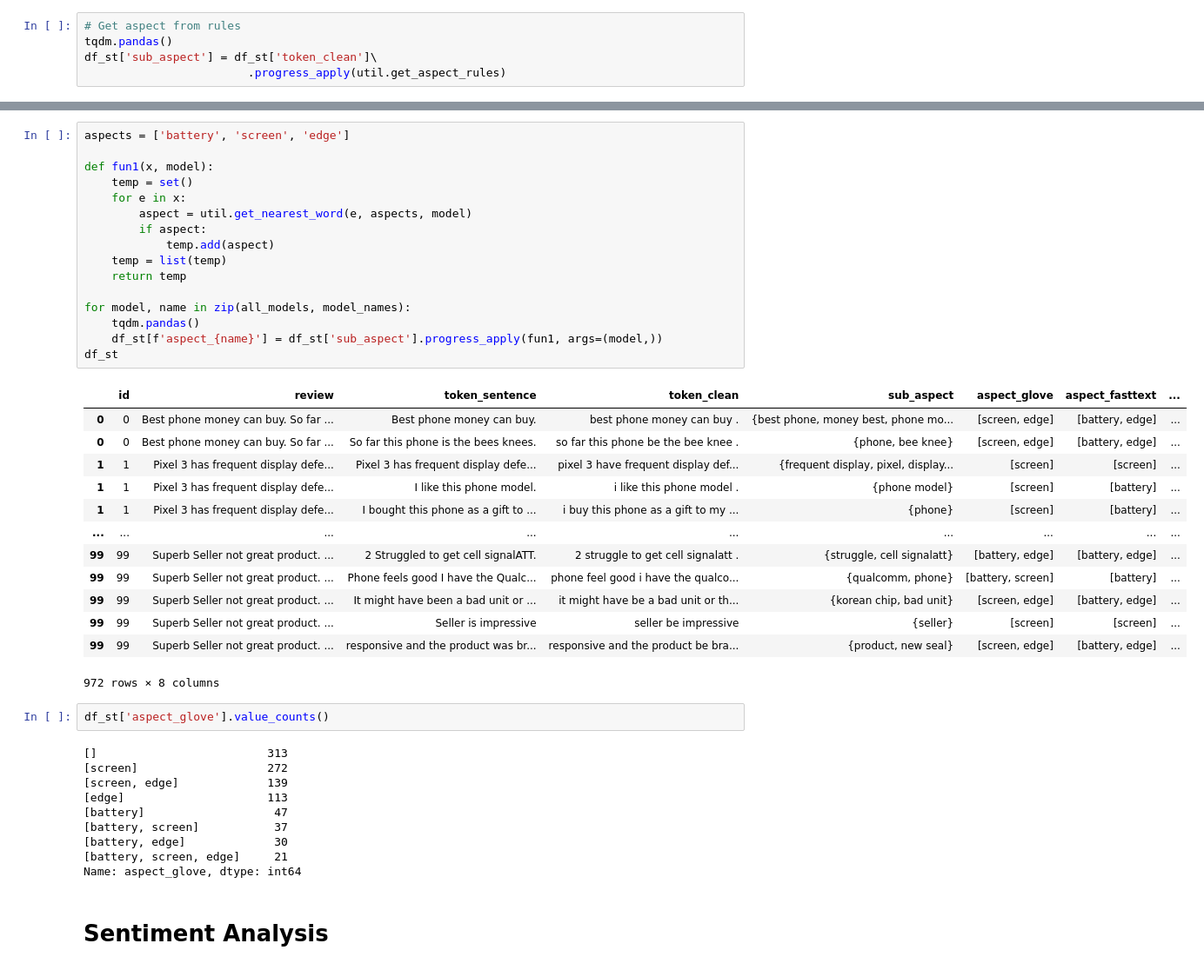
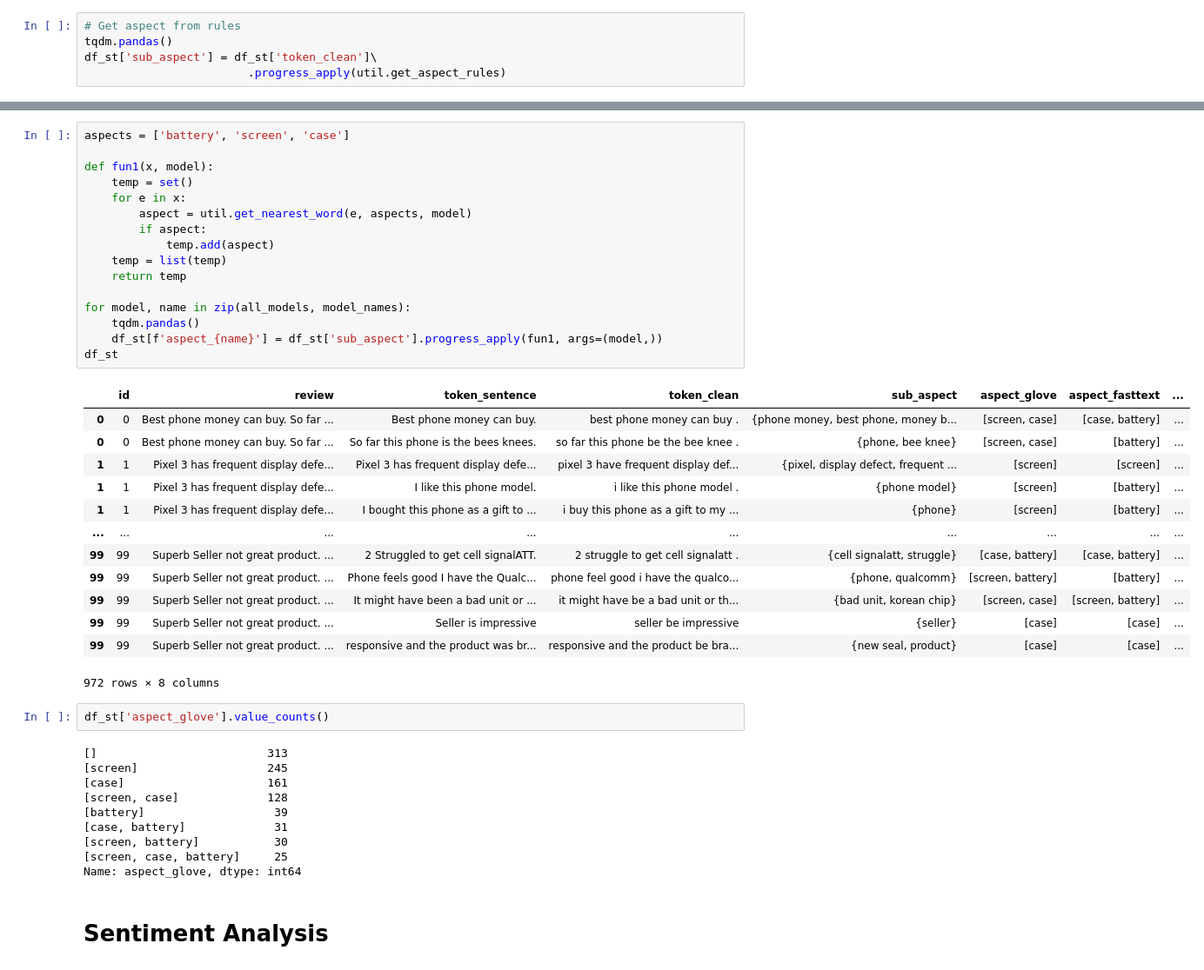
Before and after one commit to bahategar/aspect-based-sentiment-analysis-demo1, a Jupyter notebook: sample_phone.ipynb, the cells around one changed output, grey strips where cells are left out. Shown at 87% size. Saved outputs shown, nothing was run; the diff lists cells and outputs as text.

Commit message:
Experiment aspect analysis

```diff
--- a/sample_phone.ipynb
+++ b/sample_phone.ipynb
@@ -111,44 +113,44 @@ plt.show()
 # %%
-aspects = ['battery', 'screen', 'edge']
+aspects = ['battery', 'screen', 'case']
 
 def fun1(x, model):
     temp = set()
     for e in x:
         aspect = util.get_nearest_word(e, aspects, model)
         if aspect:
             temp.add(aspect)
     temp = list(temp)
     return temp
 
 for model, name in zip(all_models, model_names):
     tqdm.pandas()
     df_st[f'aspect_{name}'] = df_st['sub_aspect'].progress_apply(fun1, args=(model,))
 df_st
 # %% [output]
 |  | id | review | token_sentence | token_clean | sub_aspect | aspect_glove | aspect_fasttext | ... |
-| 0 | 0 | Best phone money can buy. So far ... | Best phone money can buy. | best phone money can buy . | {best phone, money best, phone mo... | [screen, edge] | [battery, edge] | ... |
-| 0 | 0 | Best phone money can buy. So far ... | So far this phone is the bees knees. | so far this phone be the bee knee . | {phone, bee knee} | [screen, edge] | [battery, edge] | ... |
-| 1 | 1 | Pixel 3 has frequent display defe... | Pixel 3 has frequent display defe... | pixel 3 have frequent display def... | {frequent display, pixel, display... | [screen] | [screen] | ... |
+| 0 | 0 | Best phone money can buy. So far ... | Best phone money can buy. | best phone money can buy . | {phone money, best phone, money b... | [screen, case] | [case, battery] | ... |
+| 0 | 0 | Best phone money can buy. So far ... | So far this phone is the bees knees. | so far this phone be the bee knee . | {phone, bee knee} | [screen, case] | [battery] | ... |
+| 1 | 1 | Pixel 3 has frequent display defe... | Pixel 3 has frequent display defe... | pixel 3 have frequent display def... | {pixel, display defect, frequent ... | [screen] | [screen] | ... |
 | 1 | 1 | Pixel 3 has frequent display defe... | I like this phone model. | i like this phone model . | {phone model} | [screen] | [battery] | ... |
 | 1 | 1 | Pixel 3 has frequent display defe... | I bought this phone as a gift to ... | i buy this phone as a gift to my ... | {phone} | [screen] | [battery] | ... |
 | ... | ... | ... | ... | ... | ... | ... | ... | ... |
-| 99 | 99 | Superb Seller not great product. ... | 2 Struggled to get cell signalATT. | 2 struggle to get cell signalatt . | {struggle, cell signalatt} | [battery, edge] | [battery, edge] | ... |
-| 99 | 99 | Superb Seller not great product. ... | Phone feels good I have the Qualc... | phone feel good i have the qualco... | {qualcomm, phone} | [battery, screen] | [battery] | ... |
-| 99 | 99 | Superb Seller not great product. ... | It might have been a bad unit or ... | it might have be a bad unit or th... | {korean chip, bad unit} | [screen, edge] | [battery, edge] | ... |
-| 99 | 99 | Superb Seller not great product. ... | Seller is impressive | seller be impressive | {seller} | [screen] | [screen] | ... |
-| 99 | 99 | Superb Seller not great product. ... | responsive and the product was br... | responsive and the product be bra... | {product, new seal} | [screen, edge] | [battery, edge] | ... |
+| 99 | 99 | Superb Seller not great product. ... | 2 Struggled to get cell signalATT. | 2 struggle to get cell signalatt . | {cell signalatt, struggle} | [case, battery] | [case, battery] | ... |
+| 99 | 99 | Superb Seller not great product. ... | Phone feels good I have the Qualc... | phone feel good i have the qualco... | {phone, qualcomm} | [screen, battery] | [battery] | ... |
+| 99 | 99 | Superb Seller not great product. ... | It might have been a bad unit or ... | it might have be a bad unit or th... | {bad unit, korean chip} | [screen, case] | [screen, battery] | ... |
+| 99 | 99 | Superb Seller not great product. ... | Seller is impressive | seller be impressive | {seller} | [case] | [case] | ... |
+| 99 | 99 | Superb Seller not great product. ... | responsive and the product was br... | responsive and the product be bra... | {new seal, product} | [case] | [case] | ... |
 972 rows × 8 columns
 # %%
 df_st['aspect_glove'].value_counts()
 # %% [output]
 []                         313
-[screen]                   272
-[screen, edge]             139
-[edge]                     113
-[battery]                   47
-[battery, screen]           37
-[battery, edge]             30
-[battery, screen, edge]     21
+[screen]                   245
+[case]                     161
+[screen, case]             128
+[battery]                   39
+[case, battery]             31
+[screen, battery]           30
+[screen, case, battery]     25
 Name: aspect_glove, dtype: int64
 # %% [markdown]
 # Sentiment Analysis
```
Also changed, not shown: parts of 8 cells of this notebook, 2 other files.
